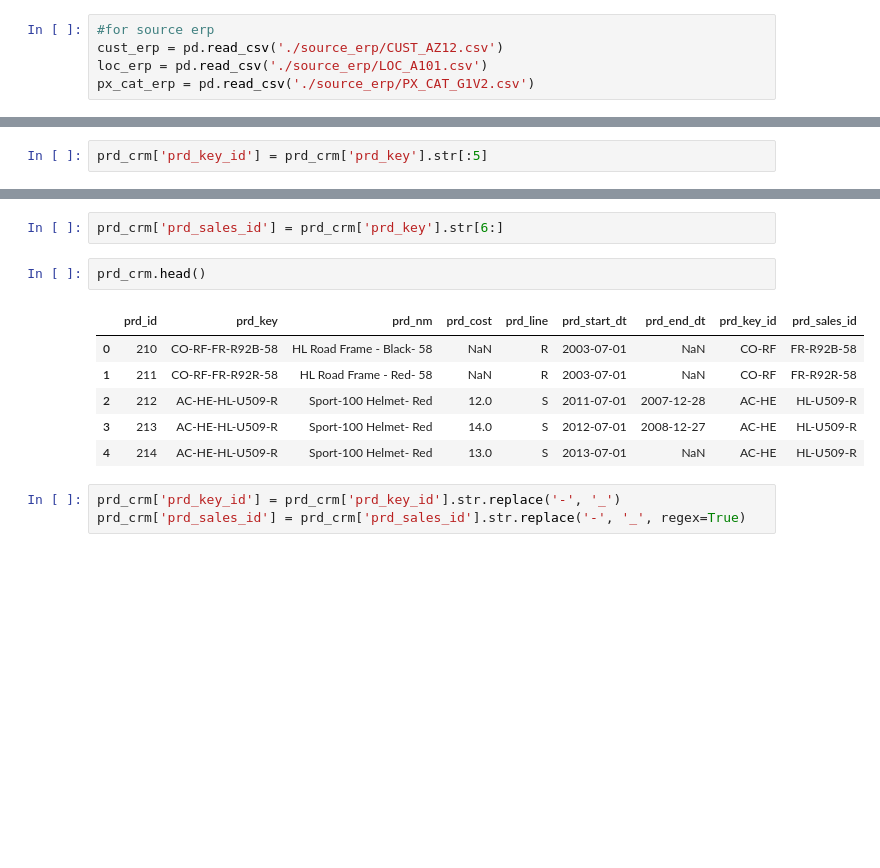
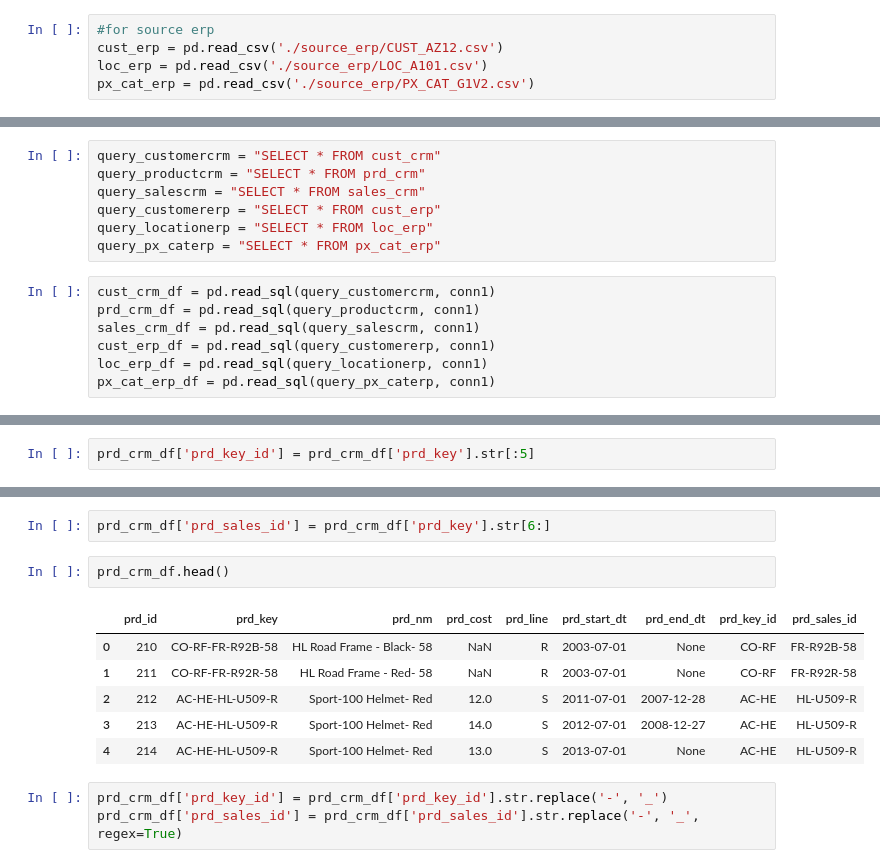
Before and after one commit to rocketwolf98/data_engineering_practice, a Jupyter notebook: crm.ipynb, the cells around one changed output, grey strips where cells are left out. Cells and saved outputs as stored; diff of their text form; blank space fills up the shorter version.

```diff
--- a/crm.ipynb
+++ b/crm.ipynb
@@ -124,0 +41,14 @@ print(px_cat_erp.shape)
+# %%
+query_customercrm = "SELECT * FROM cust_crm"
+query_productcrm = "SELECT * FROM prd_crm"
+query_salescrm = "SELECT * FROM sales_crm"
+query_customererp = "SELECT * FROM cust_erp"
+query_locationerp = "SELECT * FROM loc_erp"
+query_px_caterp = "SELECT * FROM px_cat_erp"
+# %%
+cust_crm_df = pd.read_sql(query_customercrm, conn1)
+prd_crm_df = pd.read_sql(query_productcrm, conn1)
+sales_crm_df = pd.read_sql(query_salescrm, conn1)
+cust_erp_df = pd.read_sql(query_customererp, conn1)
+loc_erp_df = pd.read_sql(query_locationerp, conn1)
+px_cat_erp_df = pd.read_sql(query_px_caterp, conn1)
@@ -197,5 +137,5 @@ Data columns (total 7 columns):
 dtypes: float64(1), int64(1), object(5)
 memory usage: 21.8+ KB
 # %%
-prd_crm['prd_key_id'] = prd_crm['prd_key'].str[:5]
+prd_crm_df['prd_key_id'] = prd_crm_df['prd_key'].str[:5]
 # %%
@@ -210,14 +150,14 @@ prd_crm.head()
 # %%
-prd_crm['prd_sales_id'] = prd_crm['prd_key'].str[6:]
+prd_crm_df['prd_sales_id'] = prd_crm_df['prd_key'].str[6:]
 # %%
-prd_crm.head()
+prd_crm_df.head()
 # %% [output]
 |  | prd_id | prd_key | prd_nm | prd_cost | prd_line | prd_start_dt | prd_end_dt | prd_key_id | prd_sales_id |
-| 0 | 210 | CO-RF-FR-R92B-58 | HL Road Frame - Black- 58 | NaN | R | 2003-07-01 | NaN | CO-RF | FR-R92B-58 |
-| 1 | 211 | CO-RF-FR-R92R-58 | HL Road Frame - Red- 58 | NaN | R | 2003-07-01 | NaN | CO-RF | FR-R92R-58 |
+| 0 | 210 | CO-RF-FR-R92B-58 | HL Road Frame - Black- 58 | NaN | R | 2003-07-01 | None | CO-RF | FR-R92B-58 |
+| 1 | 211 | CO-RF-FR-R92R-58 | HL Road Frame - Red- 58 | NaN | R | 2003-07-01 | None | CO-RF | FR-R92R-58 |
 | 2 | 212 | AC-HE-HL-U509-R | Sport-100 Helmet- Red | 12.0 | S | 2011-07-01 | 2007-12-28 | AC-HE | HL-U509-R |
 | 3 | 213 | AC-HE-HL-U509-R | Sport-100 Helmet- Red | 14.0 | S | 2012-07-01 | 2008-12-27 | AC-HE | HL-U509-R |
-| 4 | 214 | AC-HE-HL-U509-R | Sport-100 Helmet- Red | 13.0 | S | 2013-07-01 | NaN | AC-HE | HL-U509-R |
+| 4 | 214 | AC-HE-HL-U509-R | Sport-100 Helmet- Red | 13.0 | S | 2013-07-01 | None | AC-HE | HL-U509-R |
 # %%
-prd_crm['prd_key_id'] = prd_crm['prd_key_id'].str.replace('-', '_')
-prd_crm['prd_sales_id'] = prd_crm['prd_sales_id'].str.replace('-', '_', regex=True)
+prd_crm_df['prd_key_id'] = prd_crm_df['prd_key_id'].str.replace('-', '_')
+prd_crm_df['prd_sales_id'] = prd_crm_df['prd_sales_id'].str.replace('-', '_', regex=True)
```
Also changed, not shown: parts of 53 cells of this notebook.
